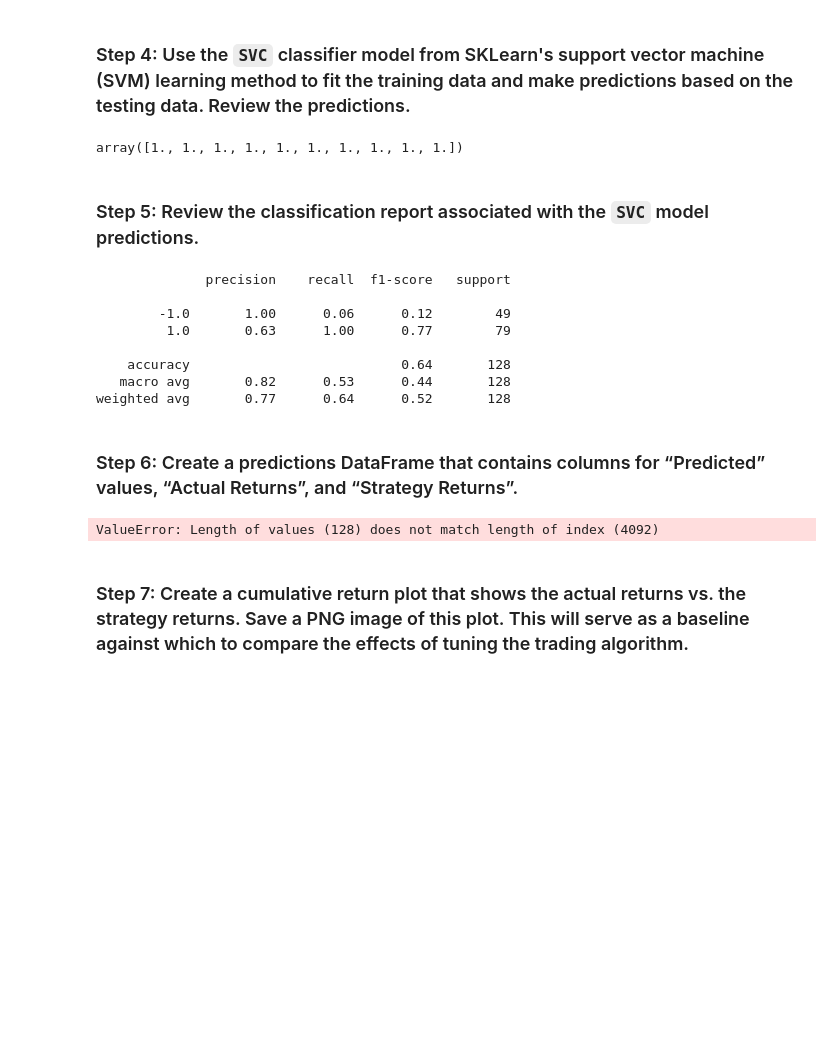
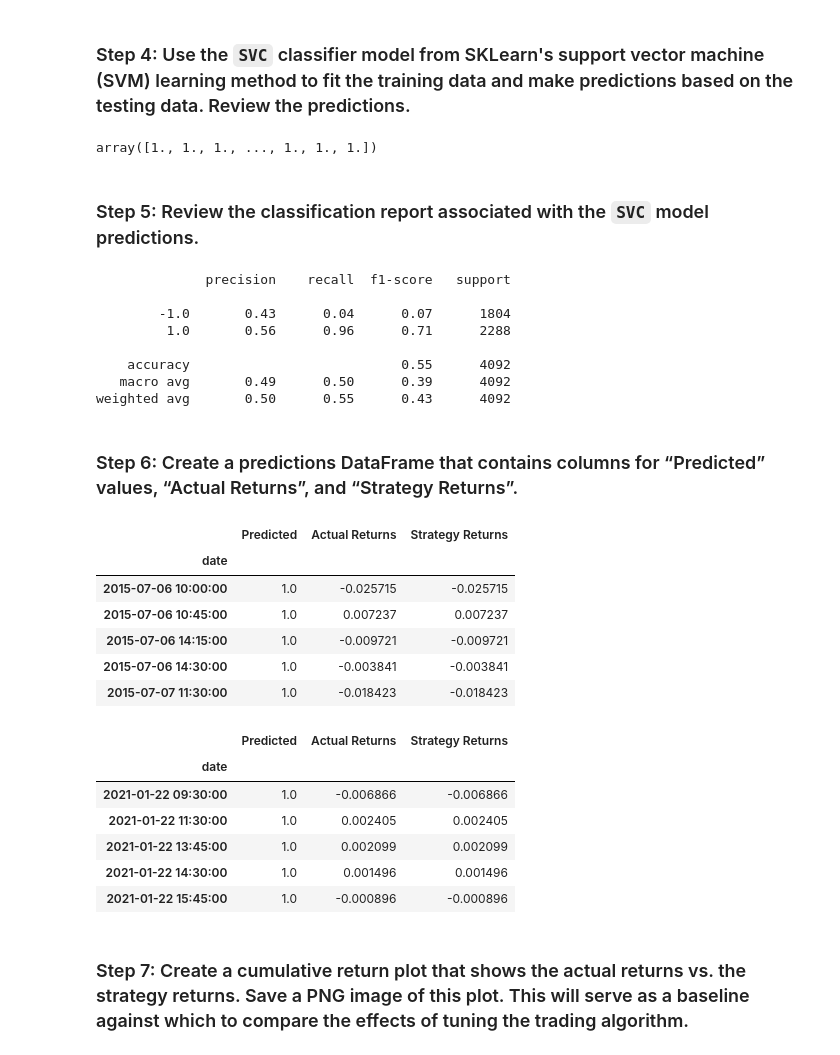
Before and after one commit to mightymiklas/Algo_Trading_Bot, a Jupyter notebook: machine_learning_trading_bot.ipynb, the cells around one changed output. Saved outputs shown, nothing was run; the diff lists cells and outputs as text; code cells hidden in the pictures; blank space fills up the shorter version.

```diff
--- a/machine_learning_trading_bot.ipynb
+++ b/machine_learning_trading_bot.ipynb
@@ -312,59 +312,72 @@ X_test_scaled = X_scaler.transform(X_test)
 # %% [markdown]
 ### Step 4: Use the `SVC` classifier model from SKLearn's support vector machine (SVM) learning method to fit the training data and make predictions based on the testing data. Review the predictions.
 # %%
-from sklearn.svm import SVC
+#from sklearn.svm import SVC
 # From SVM, instantiate SVC classifier model instance
-svm_model = SVC()
+svm_model = svm.SVC()
 
 # Fit the model to the data using the training data
 svm_model = svm_model.fit(X_train_scaled, y_train)
 
 # Use the testing data to make the model predictions
-svm_pred = svm_model.predict(X_train_scaled)
+svm_pred = svm_model.predict(X_test_scaled)
 
 # Review the model's predicted values
-svm_pred[:10]
+svm_pred
 # %% [output]
-array([1., 1., 1., 1., 1., 1., 1., 1., 1., 1.])
+array([1., 1., 1., ..., 1., 1., 1.])
 # %% [markdown]
 ### Step 5: Review the classification report associated with the `SVC` model predictions.
 # %%
 # Use a classification report to evaluate the model using the predictions and testing data
-svm_testing_report = classification_report(y_train, svm_pred)
+svm_testing_report = classification_report(y_test, svm_pred)
 
 # Print the classification report
 print(svm_testing_report)
 # %% [output]
               precision    recall  f1-score   support
 
-        -1.0       1.00      0.06      0.12        49
-         1.0       0.63      1.00      0.77        79
+        -1.0       0.43      0.04      0.07      1804
+         1.0       0.56      0.96      0.71      2288
 
-    accuracy                           0.64       128
-   macro avg       0.82      0.53      0.44       128
-weighted avg       0.77      0.64      0.52       128
+    accuracy                           0.55      4092
+   macro avg       0.49      0.50      0.39      4092
+weighted avg       0.50      0.55      0.43      4092
 # %% [markdown]
 ### Step 6: Create a predictions DataFrame that contains columns for “Predicted” values, “Actual Returns”, and “Strategy Returns”.
 # %%
 # Create a new empty predictions DataFrame.
 
 # Create a predictions DataFrame
 predictions_df = pd.DataFrame(index=X_test.index)
 
 # Add the SVM model predictions to the DataFrame
 predictions_df['Predicted'] = svm_pred
 
 # Add the actual returns to the DataFrame
 predictions_df['Actual Returns'] = signals_df['Actual Returns']
 
 # Add the strategy returns to the DataFrame
-predictions_df['Strategy Returns'] = signals_df['Strategy Returns']
+predictions_df['Strategy Returns'] = predictions_df['Actual Returns']*predictions_df['Predicted']
 
 # Review the DataFrame
 display(predictions_df.head())
 display(predictions_df.tail())
 # %% [output]
-ValueError: Length of values (128) does not match length of index (4092)
+|  | Predicted | Actual Returns | Strategy Returns |
+| date |  |  |  |
+| 2015-07-06 10:00:00 | 1.0 | -0.025715 | -0.025715 |
+| 2015-07-06 10:45:00 | 1.0 | 0.007237 | 0.007237 |
+| 2015-07-06 14:15:00 | 1.0 | -0.009721 | -0.009721 |
+| 2015-07-06 14:30:00 | 1.0 | -0.003841 | -0.003841 |
+| 2015-07-07 11:30:00 | 1.0 | -0.018423 | -0.018423 |
+|  | Predicted | Actual Returns | Strategy Returns |
+| date |  |  |  |
+| 2021-01-22 09:30:00 | 1.0 | -0.006866 | -0.006866 |
+| 2021-01-22 11:30:00 | 1.0 | 0.002405 | 0.002405 |
+| 2021-01-22 13:45:00 | 1.0 | 0.002099 | 0.002099 |
+| 2021-01-22 14:30:00 | 1.0 | 0.001496 | 0.001496 |
+| 2021-01-22 15:45:00 | 1.0 | -0.000896 | -0.000896 |
 # %% [markdown]
 ### Step 7: Create a cumulative return plot that shows the actual returns vs. the strategy returns. Save a PNG image of this plot. This will serve as a baseline against which to compare the effects of tuning the trading algorithm.
 # %%
```
Also changed, not shown: parts of 5 cells of this notebook.
